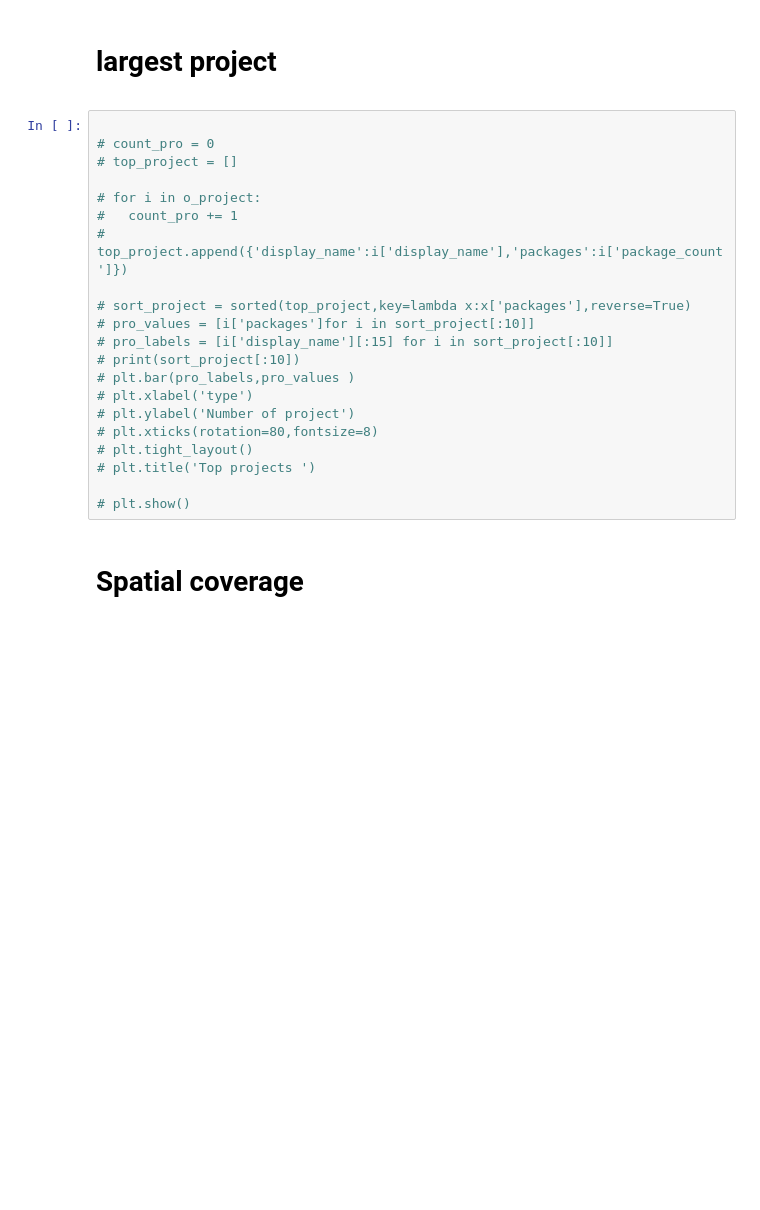
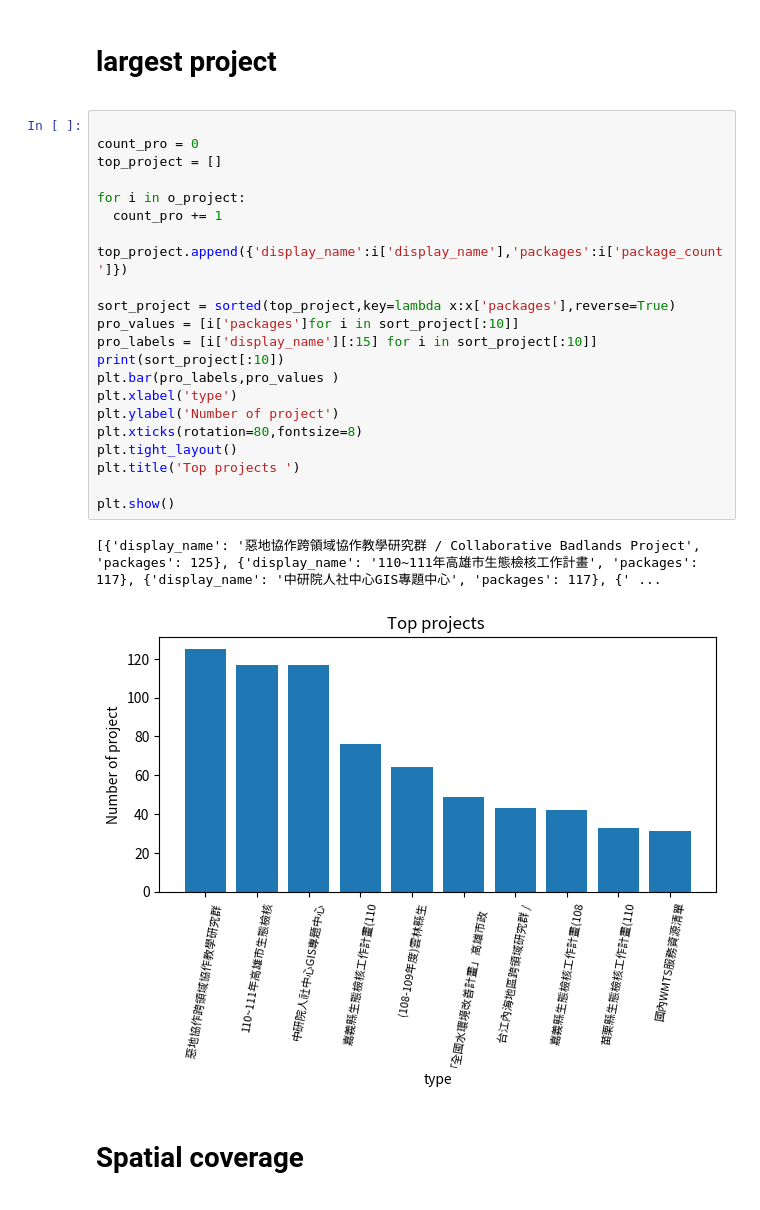
Before and after one commit to weiber2002/depositar_statistic, a Jupyter notebook: hellop/depositar.ipynb, the cells around one changed output. Cells and saved outputs as stored; diff of their text form; blank space fills up the shorter version.

```diff
--- a/hellop/depositar.ipynb
+++ b/hellop/depositar.ipynb
@@ -470,25 +491,28 @@ plt.show()
 <p></p>
 # %%
 
-# count_pro = 0
-# top_project = []
+count_pro = 0
+top_project = []
 
-# for i in o_project:
-#   count_pro += 1
-#   top_project.append({'display_name':i['display_name'],'packages':i['package_count']})
+for i in o_project:
+  count_pro += 1
+  top_project.append({'display_name':i['display_name'],'packages':i['package_count']})
 
-# sort_project = sorted(top_project,key=lambda x:x['packages'],reverse=True)
-# pro_values = [i['packages']for i in sort_project[:10]]
-# pro_labels = [i['display_name'][:15] for i in sort_project[:10]]
-# print(sort_project[:10])
-# plt.bar(pro_labels,pro_values )
-# plt.xlabel('type')
-# plt.ylabel('Number of project')
-# plt.xticks(rotation=80,fontsize=8)
-# plt.tight_layout()
-# plt.title('Top projects ')
+sort_project = sorted(top_project,key=lambda x:x['packages'],reverse=True)
+pro_values = [i['packages']for i in sort_project[:10]]
+pro_labels = [i['display_name'][:15] for i in sort_project[:10]]
+print(sort_project[:10])
+plt.bar(pro_labels,pro_values )
+plt.xlabel('type')
+plt.ylabel('Number of project')
+plt.xticks(rotation=80,fontsize=8)
+plt.tight_layout()
+plt.title('Top projects ')
 
-# plt.show()
+plt.show()
+# %% [output]
+[{'display_name': '惡地協作跨領域協作教學研究群 / Collaborative Badlands Project', 'packages': 125}, {'display_name': '110~111年高雄市生態檢核工作計畫', 'packages': 117}, {'display_name': '中研院人社中心GIS專題中心', 'packages': 117}, {' ...
+[figure, added]
 # %% [markdown]
 <h1>Spatial coverage</h1>
 <p></p>
```
Also changed, not shown: parts of 1 cell of this notebook, 7 other files.
